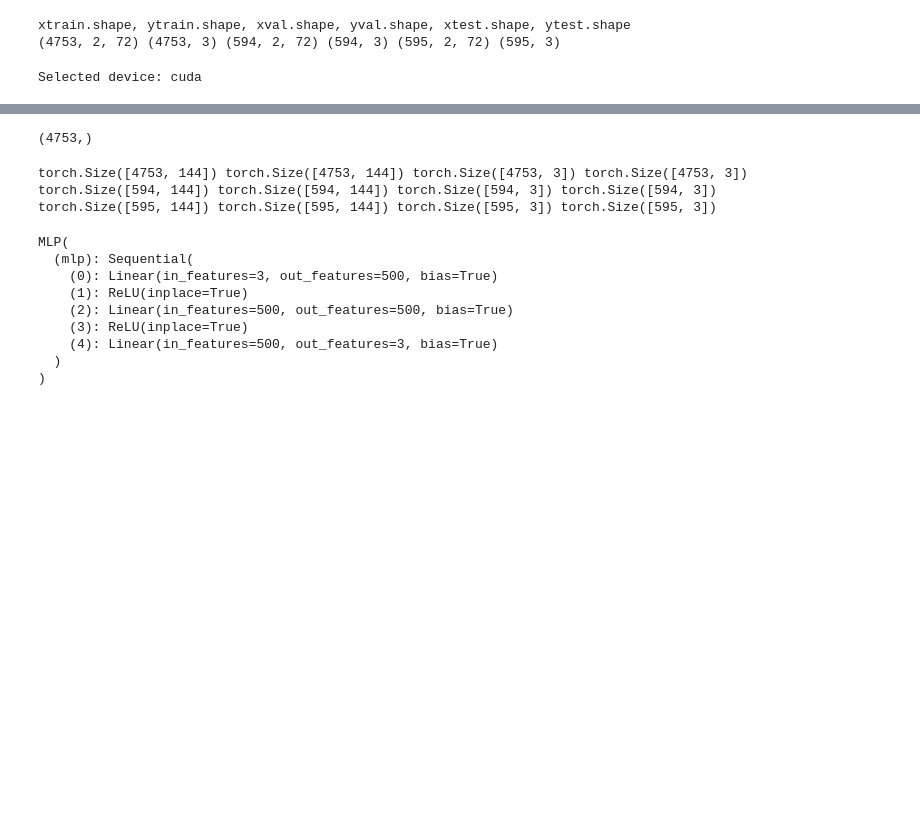
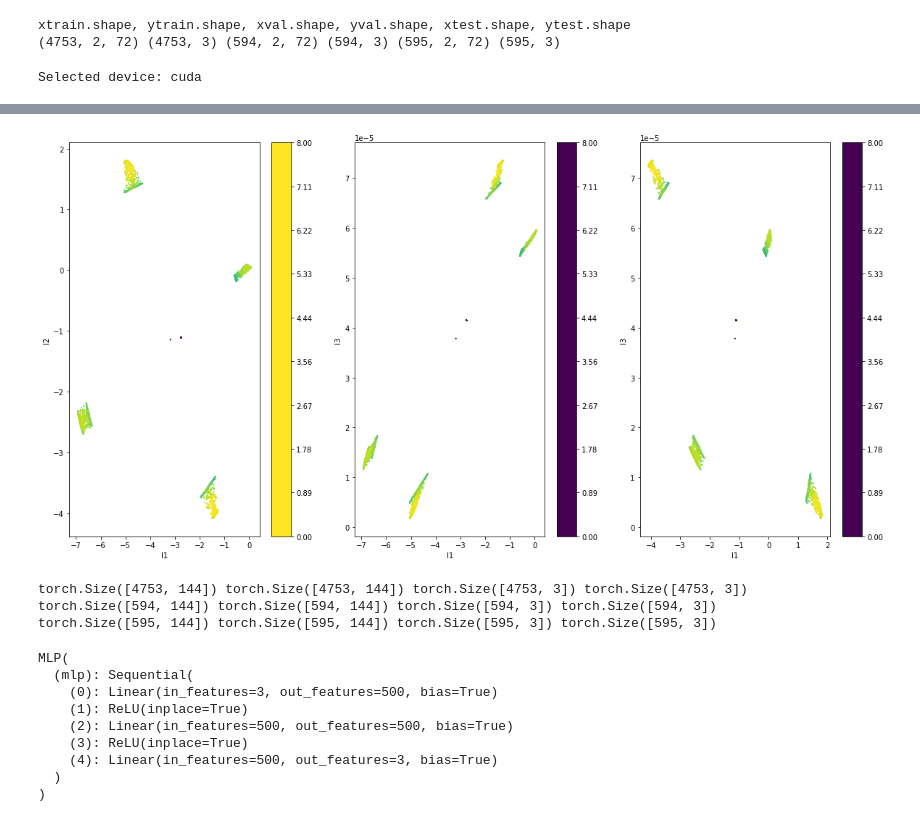
Before and after one commit to miguel-fc/Neutron_Reflect, a Jupyter notebook: nr_v15.ipynb, the cells around one changed output, grey strips where cells are left out. Drawn from its saved outputs; the diff is of its cells as text; code cells hidden in the pictures; blank space fills up the shorter version.

```diff
--- a/nr_v15.ipynb
+++ b/nr_v15.ipynb
@@ -293,7 +291,43 @@ pepe = np.asarray(encoded_samples)
-# %%
-pepe.shape
-# %% [output]
-(4753,)
+# %%
+#Plotting the joint distributions for the latent variables
+
+fig = plt.figure(figsize=(20, 10))
+ax = fig.add_subplot(1,3,1)
+x = df_encoded_samples['l1']
+y = df_encoded_samples['l2']
+xy = np.vstack([x,y])
+z = gaussian_kde(xy)(xy)
+# ax.set_title('l1')
+sc=ax.scatter(x, y, c=z, s=5, edgecolor='')
+ax.set_ylabel('l2')
+ax.set_xlabel('l1')
+plt.colorbar(sc,boundaries=np.linspace(0,8,10),format='%.2f');
+
+
+ax = fig.add_subplot(1,3,2)
+x = df_encoded_samples['l1']
+y = df_encoded_samples['l3']
+xy = np.vstack([x,y])
+z = gaussian_kde(xy)(xy)
+# ax.set_title('l1')
+sc=ax.scatter(x, y, c=z, s=5, edgecolor='')
+ax.set_ylabel('l3')
+ax.set_xlabel('l1')
+plt.colorbar(sc,boundaries=np.linspace(0,8,10),format='%.2f');
+
+
+ax = fig.add_subplot(1,3,3)
+x = df_encoded_samples['l2']
+y = df_encoded_samples['l3']
+xy = np.vstack([x,y])
+z = gaussian_kde(xy)(xy)
+# ax.set_title('l1')
+sc=ax.scatter(x, y, c=z, s=5, edgecolor='')
+ax.set_ylabel('l3')
+ax.set_xlabel('l1')
+plt.colorbar(sc,boundaries=np.linspace(0,8,10),format='%.2f');
+# %% [output]
+[figure, added]
 # %%
 #Creating dataloaders for the MLP. This includes train, valid and test
 
```
Also changed, not shown: parts of 23 cells of this notebook.
